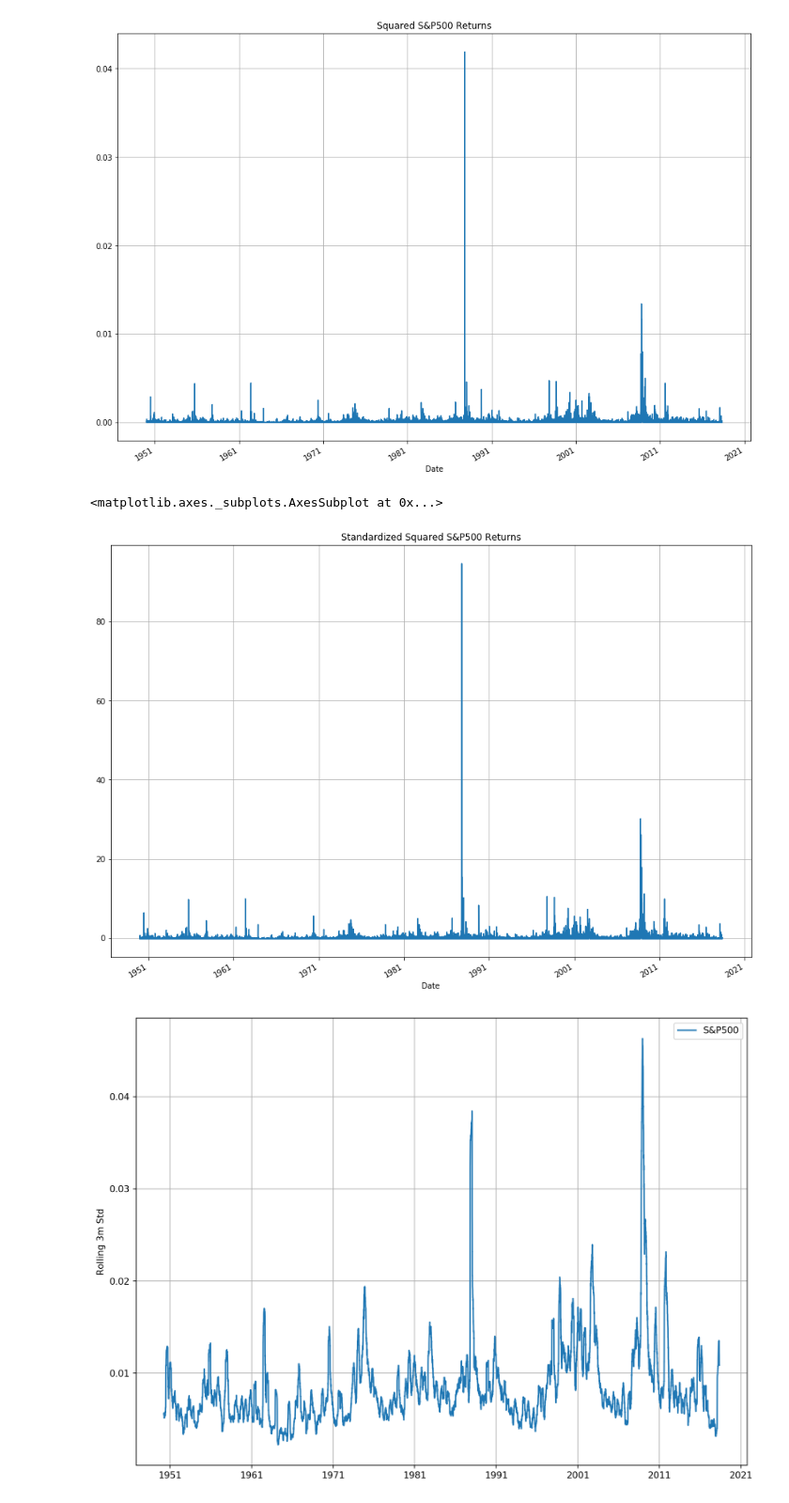
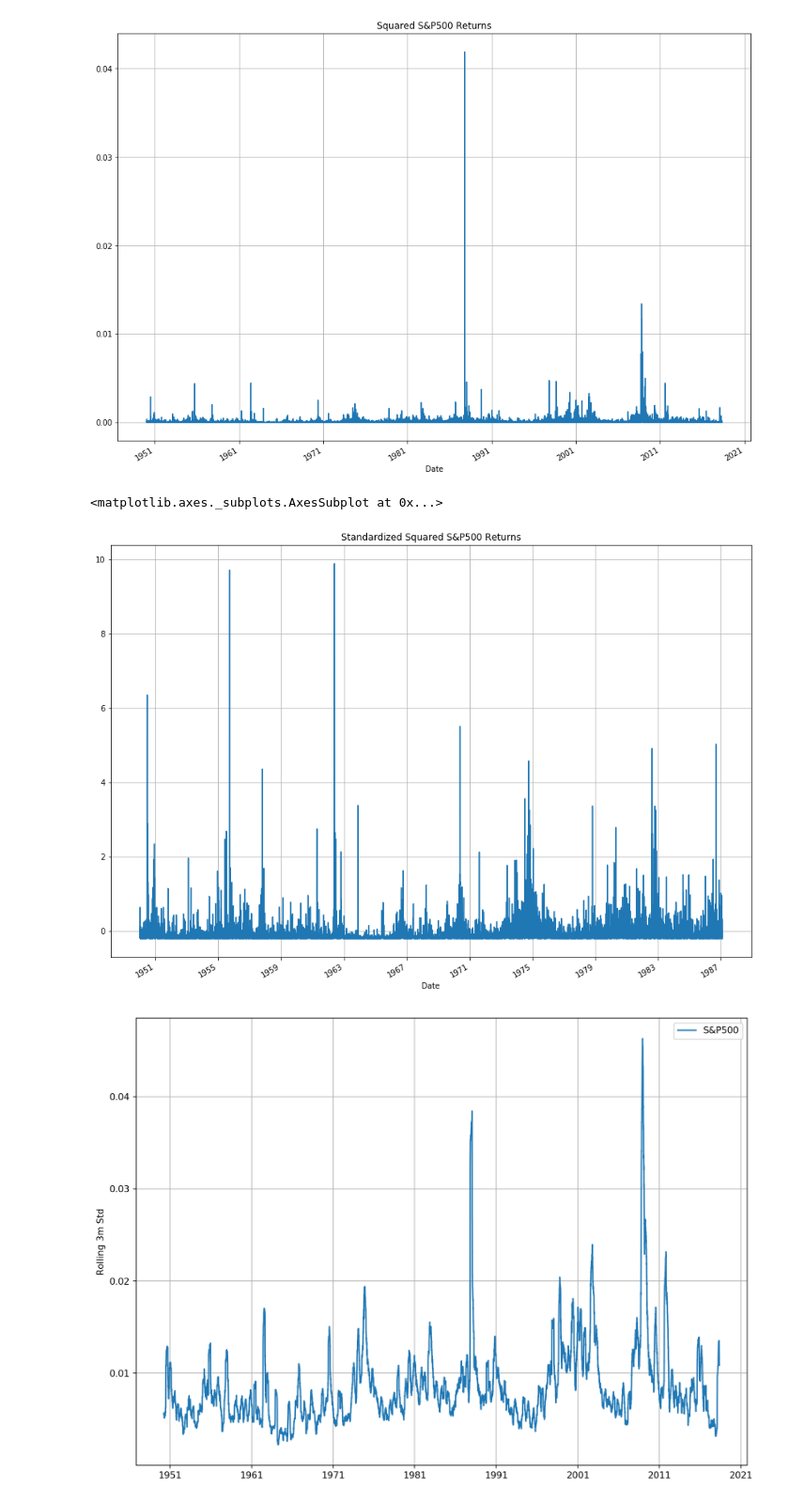
Before and after one commit to ngurnani/VolatilityPrediction, a Jupyter notebook: src/GARCH.ipynb, the cells around one changed output. Shown at 94% size. Saved outputs shown, nothing was run; the diff lists cells and outputs as text; code cells hidden in the pictures.

```diff
--- a/src/GARCH.ipynb
+++ b/src/GARCH.ipynb
@@ -29,10 +29,10 @@ squaredreturns.plot(title = "Squared S&P500 Returns", grid=True, figsize=(15,11)
 # %%
 squaredreturns_standardized = (squaredreturns - np.mean(squaredreturns))/(np.std(squaredreturns))
 # %%
-squaredreturns_standardized.plot(title = "Standardized Squared S&P500 Returns", grid=True, figsize=(15,11))
+squaredreturns_standardized[:'1987-01'].plot(title = "Standardized Squared S&P500 Returns", grid=True, figsize=(15,11))
 # %% [output]
 <matplotlib.axes._subplots.AxesSubplot at 0x...>
-[figure, old version]
+[figure, new version]
 # %%
 plt.figure(figsize=(12, 9), dpi=190)
 plt.plot(pd.rolling_std(sp500returns, 61))
```
